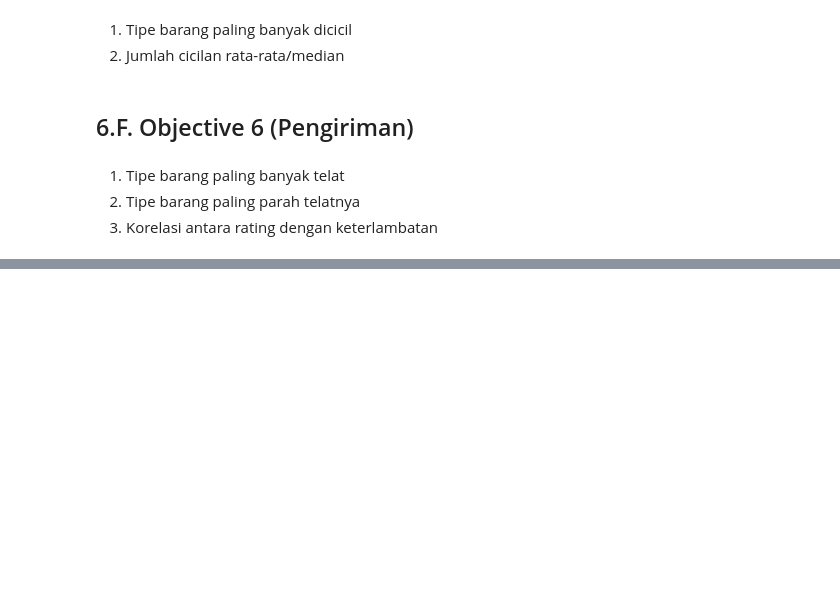
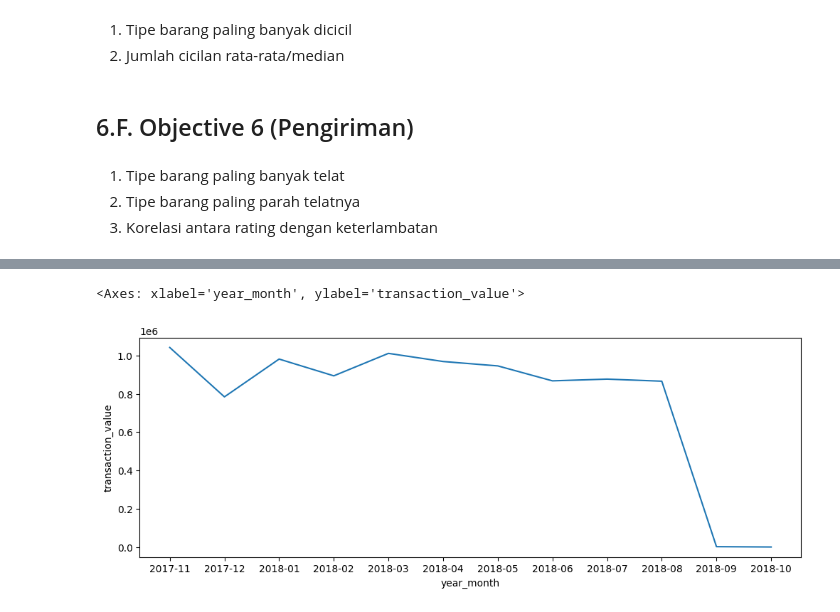
Before and after one commit to bagusfarisa/olist-data-wrangling, a Jupyter notebook: olist.ipynb, the cells around one changed output, grey strips where cells are left out. Saved outputs shown, nothing was run; the diff lists cells and outputs as text; code cells hidden in the pictures; blank space fills up the shorter version.

```diff
--- a/olist.ipynb
+++ b/olist.ipynb
@@ -1155,0 +978,24 @@ ps.sqldf(query, locals())
+# %%
+# Find the monthly GMV
+query_gmv = """
+SELECT *
+FROM
+    (SELECT
+        strftime('%Y-%m', o.order_purchase_timestamp) AS year_month,
+        SUM(op.payment_value) AS transaction_value
+    FROM
+        df_order AS o
+    INNER JOIN
+        df_order_payments AS op ON o.order_id = op.order_id
+    GROUP BY
+        strftime('%Y-%m', o.order_purchase_timestamp)
+    ORDER BY
+        year_month DESC
+    LIMIT 12
+) AS ym
+ORDER BY year_month ASC
+"""
+
+
+df_gmv = ps.sqldf(query_gmv, locals())
+df_gmv
@@ -1155,0 +1016,9 @@ ps.sqldf(query, locals())
+# %%
+# Plot the monthly GMV as a line plot
+a4_dims = (12, 4)
+data = df_gmv
+fig, ax = pyplot.subplots(figsize=a4_dims)
+sns.lineplot(ax=ax, data=data, x="year_month", y="transaction_value")
+# %% [output]
+<Axes: xlabel='year_month', ylabel='transaction_value'>
+[figure, added]
```
Also changed, not shown: parts of 44 cells of this notebook.
